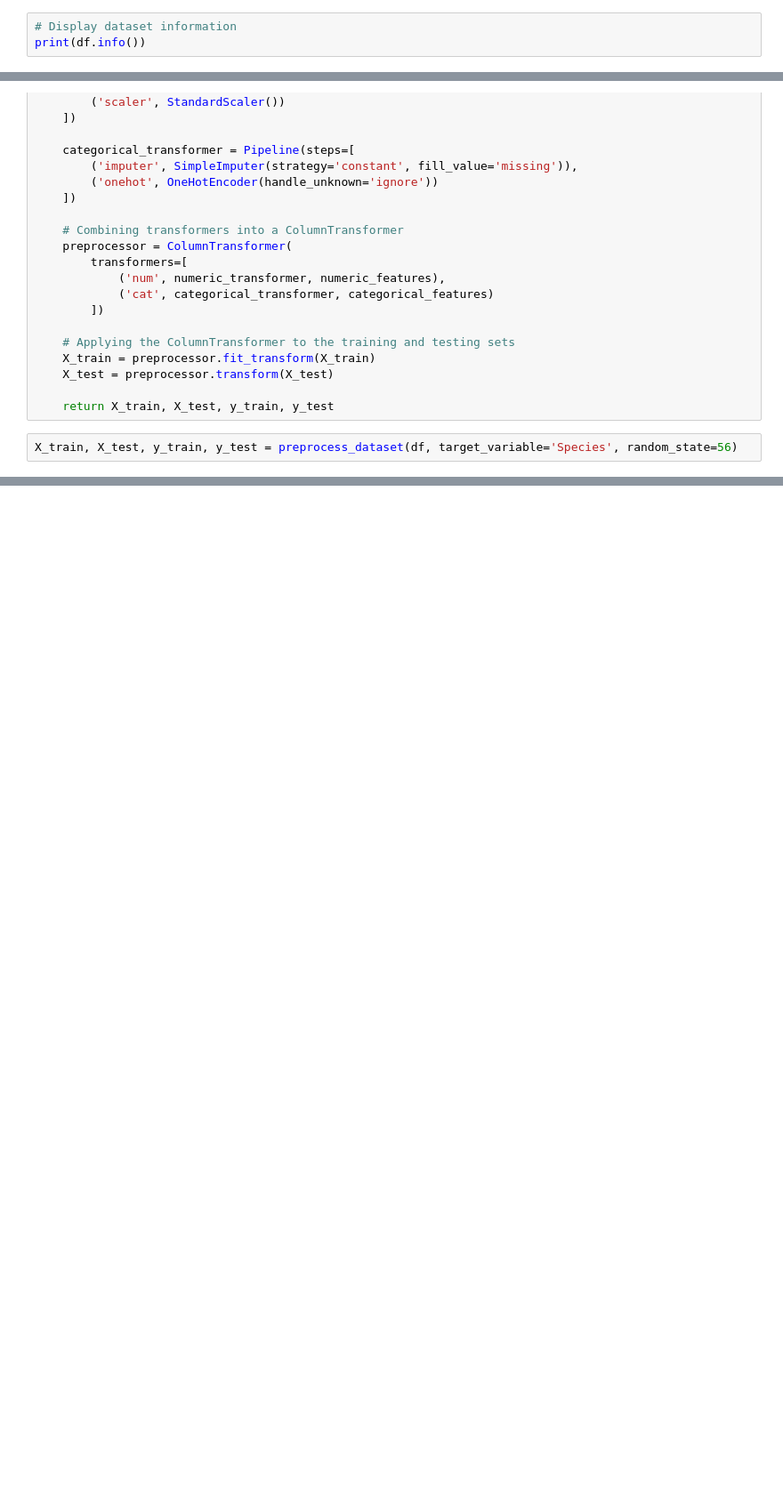
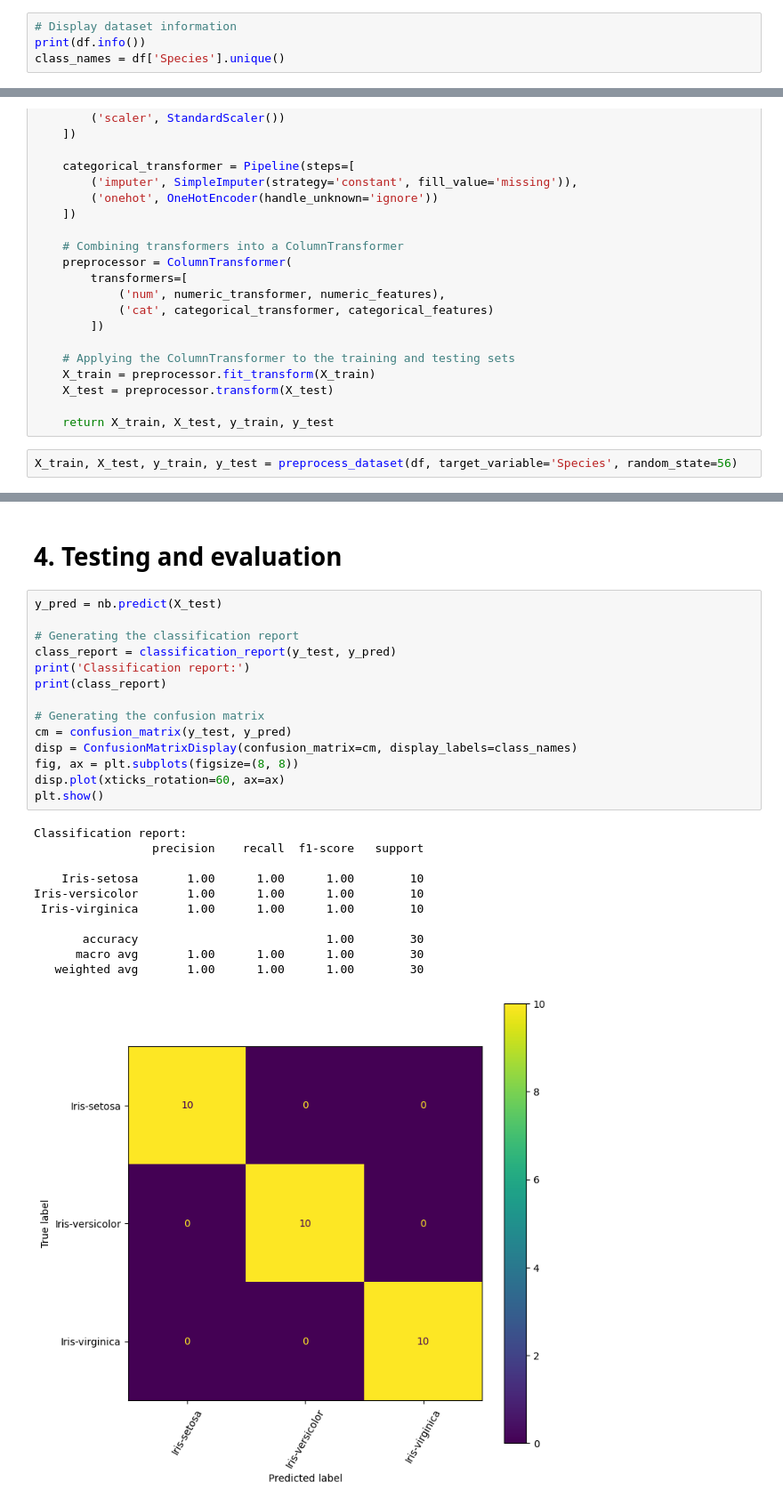
Before and after one commit to orangethefish/ML_project, a Jupyter notebook: GaussianNB.ipynb, the cells around one changed output, grey strips where cells are left out. Shown at 89% size. Saved outputs shown, nothing was run; the diff lists cells and outputs as text; blank space fills up the shorter version.

```diff
--- a/report.ipynb
+++ b/GaussianNB.ipynb
@@ -39,6 +40,7 @@ show(df.head())
 # %%
 # Display dataset information
 print(df.info())
+class_names = df['Species'].unique()
 # %% [output]
 <class 'pandas.core.frame.DataFrame'>
 RangeIndex: 150 entries, 0 to 149
@@ -197,0 +194,28 @@ Accuracy: 1.0
+# %% [markdown]
+# 4. Testing and evaluation
+# %%
+y_pred = nb.predict(X_test)
+
+# Generating the classification report
+class_report = classification_report(y_test, y_pred)
+print('Classification report:')
+print(class_report)
+
+# Generating the confusion matrix
+cm = confusion_matrix(y_test, y_pred)
+disp = ConfusionMatrixDisplay(confusion_matrix=cm, display_labels=class_names)
+fig, ax = plt.subplots(figsize=(8, 8))
+disp.plot(xticks_rotation=60, ax=ax)
+plt.show()
+# %% [output]
+Classification report:
+                 precision    recall  f1-score   support
+
+    Iris-setosa       1.00      1.00      1.00        10
+Iris-versicolor       1.00      1.00      1.00        10
+ Iris-virginica       1.00      1.00      1.00        10
+
+       accuracy                           1.00        30
+      macro avg       1.00      1.00      1.00        30
+   weighted avg       1.00      1.00      1.00        30
+[figure, added]
```
Also changed, not shown: parts of 5 cells of this notebook, 2 other files.
